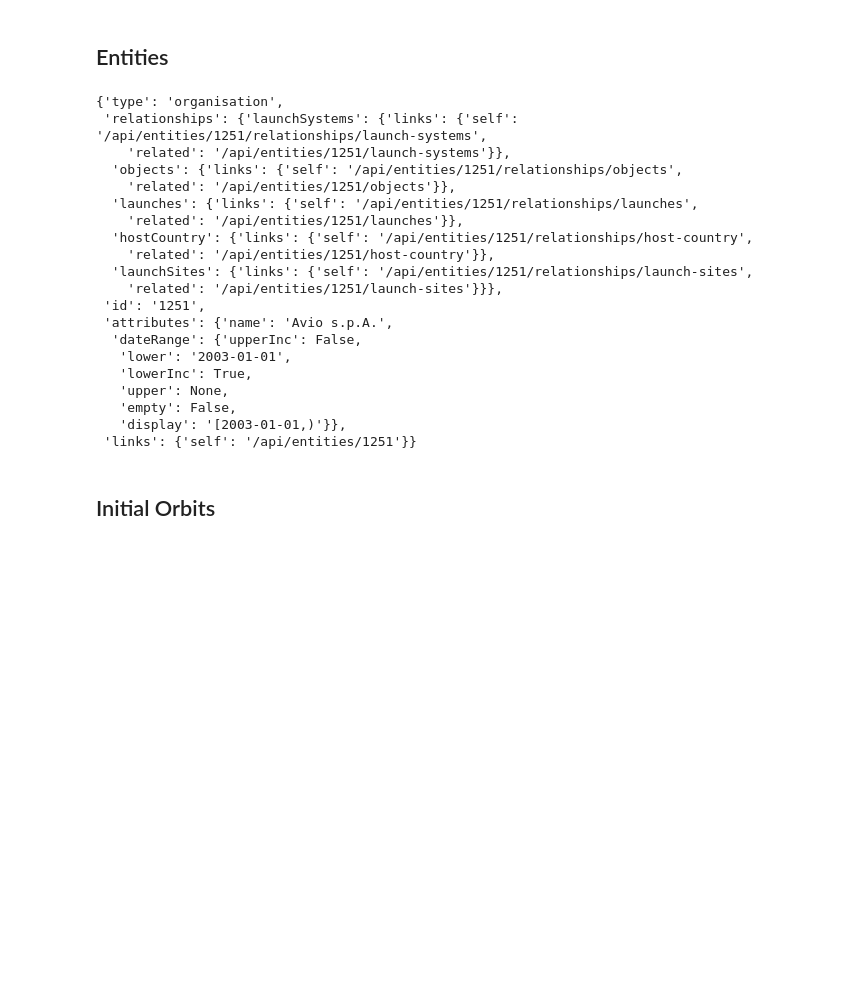
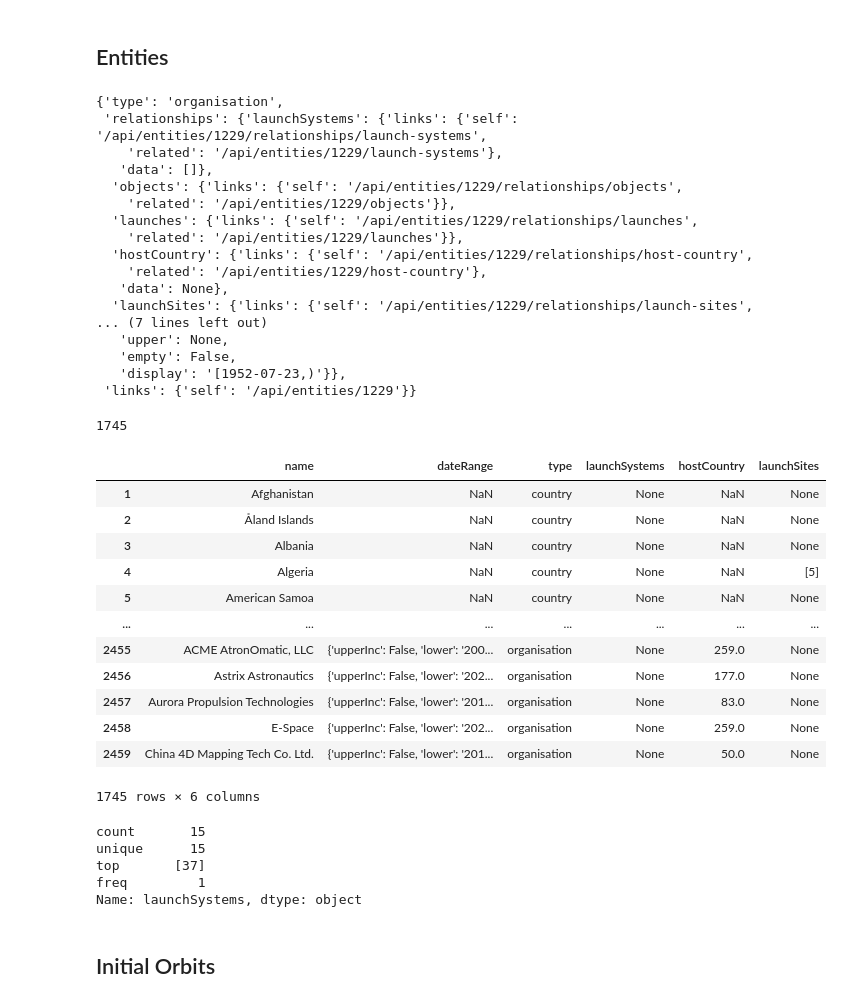
Before and after one commit to PaulDrm/DISCOSQA, a Jupyter notebook: data-requests.ipynb, the cells around one changed output. Cells and saved outputs as stored; diff of their text form; code cells hidden in the pictures; blank space fills up the shorter version.

```diff
--- a/data-requests.ipynb
+++ b/data-requests.ipynb
@@ -598,37 +635,70 @@ reentry_df.to_csv('all_discos_reentries.csv')
 # %% [markdown]
 ## Entities
 # %%
-dataEntity, _ = requestAllAndWait(pageName="/api/entities")#,include="launchSystems,hostCountry,launchSites")
+dataEntity, _ = requestAllAndWait(pageName="/api/entities",include="launchSystems,hostCountry,launchSites")
 # %%
-dataEntity[10]
+dataEntity[0]
 # %% [output]
 {'type': 'organisation',
- 'relationships': {'launchSystems': {'links': {'self': '/api/entities/1251/relationships/launch-systems',
-    'related': '/api/entities/1251/launch-systems'}},
-  'objects': {'links': {'self': '/api/entities/1251/relationships/objects',
-    'related': '/api/entities/1251/objects'}},
-  'launches': {'links': {'self': '/api/entities/1251/relationships/launches',
-    'related': '/api/entities/1251/launches'}},
-  'hostCountry': {'links': {'self': '/api/entities/1251/relationships/host-country',
-    'related': '/api/entities/1251/host-country'}},
-  'launchSites': {'links': {'self': '/api/entities/1251/relationships/launch-sites',
-    'related': '/api/entities/1251/launch-sites'}}},
- 'id': '1251',
- 'attributes': {'name': 'Avio s.p.A.',
-  'dateRange': {'upperInc': False,
-   'lower': '2003-01-01',
-   'lowerInc': True,
+ 'relationships': {'launchSystems': {'links': {'self': '/api/entities/1229/relationships/launch-systems',
+    'related': '/api/entities/1229/launch-systems'},
+   'data': []},
+  'objects': {'links': {'self': '/api/entities/1229/relationships/objects',
+    'related': '/api/entities/1229/objects'}},
+  'launches': {'links': {'self': '/api/entities/1229/relationships/launches',
+    'related': '/api/entities/1229/launches'}},
+  'hostCountry': {'links': {'self': '/api/entities/1229/relationships/host-country',
+    'related': '/api/entities/1229/host-country'},
+   'data': None},
+  'launchSites': {'links': {'self': '/api/entities/1229/relationships/launch-sites',
+... (7 lines left out)
    'upper': None,
    'empty': False,
-   'display': '[2003-01-01,)'}},
- 'links': {'self': '/api/entities/1251'}}
+   'display': '[1952-07-23,)'}},
+ 'links': {'self': '/api/entities/1229'}}
 # %%
 len(dataEntity)
+# %% [output]
+1745
 # %%
-rel_att = ['object']
-entity_df = data2df(dataEntity, rel_att)
+rel_att = ['launchSystems', 'hostCountry', 'launchSites']
 
-entity_df.head()
+ind = [int(d['id']) for d in dataEntity]
+attributes = [d['attributes'] for d in dataEntity]
+entity_df = pd.DataFrame(attributes,index=ind)
+
+entity_df['type'] = [d['type'] for d in dataEntity]
+
+for att in rel_att:
+    if att=='hostCountry':
+        entity_df[att] = [ getRelDataID(data['relationships'][att]['data']) if data['type']=='organisation' else None for data in dataEntity]
+    else:
+        entity_df[att] = [ getRelDataID(data['relationships'][att]['data']) for data in dataEntity]
+entity_df.sort_index(inplace=True)
+
+entity_df
+# %% [output]
+|  | name | dateRange | type | launchSystems | hostCountry | launchSites |
+| 1 | Afghanistan | NaN | country | None | NaN | None |
+| 2 | Åland Islands | NaN | country | None | NaN | None |
+| 3 | Albania | NaN | country | None | NaN | None |
+| 4 | Algeria | NaN | country | None | NaN | [5] |
+| 5 | American Samoa | NaN | country | None | NaN | None |
+| ... | ... | ... | ... | ... | ... | ... |
+| 2455 | ACME AtronOmatic, LLC | {'upperInc': False, 'lower': '200... | organisation | None | 259.0 | None |
+| 2456 | Astrix Astronautics | {'upperInc': False, 'lower': '202... | organisation | None | 177.0 | None |
+| 2457 | Aurora Propulsion Technologies | {'upperInc': False, 'lower': '201... | organisation | None | 83.0 | None |
+| 2458 | E-Space | {'upperInc': False, 'lower': '202... | organisation | None | 259.0 | None |
+| 2459 | China 4D Mapping Tech Co. Ltd. | {'upperInc': False, 'lower': '201... | organisation | None | 50.0 | None |
+1745 rows × 6 columns
+# %%
+entity_df.launchSystems.describe()
+# %% [output]
+count       15
+unique      15
+top       [37]
+freq         1
+Name: launchSystems, dtype: object
 # %%
 entity_df.to_csv('all_discos_entities.csv')
 # %% [markdown]
```
Also changed, not shown: parts of 17 cells of this notebook, 2 other files.
